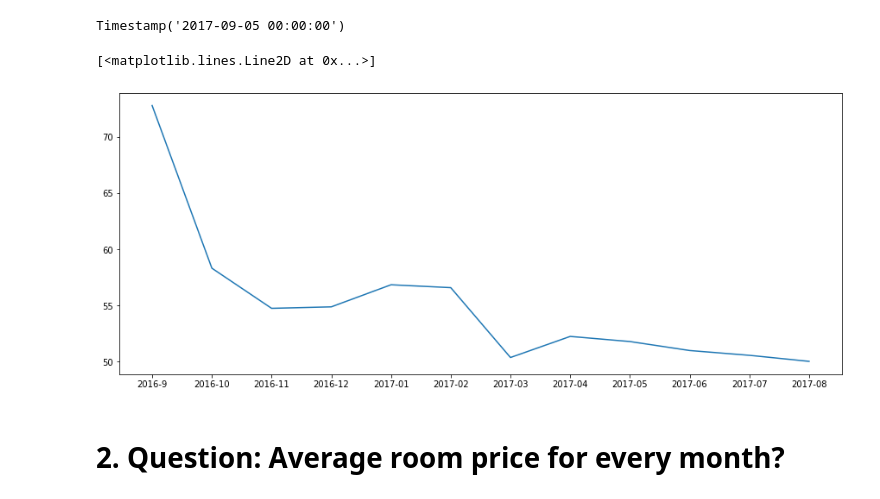
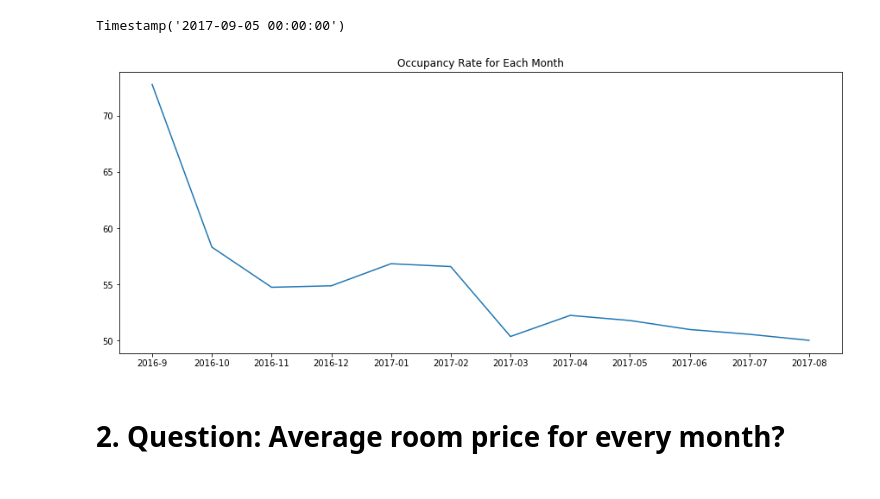
Before and after one commit to MurathanBagdat/AirBnBProject, a Jupyter notebook: UdacityAirBnBProject.ipynb, the cells around one changed output. Cells and saved outputs as stored; diff of their text form; code cells hidden in the pictures.

```diff
--- a/UdacityAirBnBProject.ipynb
+++ b/UdacityAirBnBProject.ipynb
@@ -109,7 +178,7 @@ for month in listOfMonths:
     occRateDict[month]=bos_cal1[month]["available"].value_counts()[0]/bos_cal1[month].shape[0]*100
 # %%
 plt.figure(figsize=(15,6))
-plt.plot(list(occRateDict.keys()),list(occRateDict.values()))
+plt.title("Occupancy Rate for Each Month")
+plt.plot(list(occRateDict.keys()),list(occRateDict.values()));
 # %% [output]
-[<matplotlib.lines.Line2D at 0x...>]
-[figure, old version]
+[figure, new version]
```
Also changed, not shown: parts of 60 cells of this notebook.
